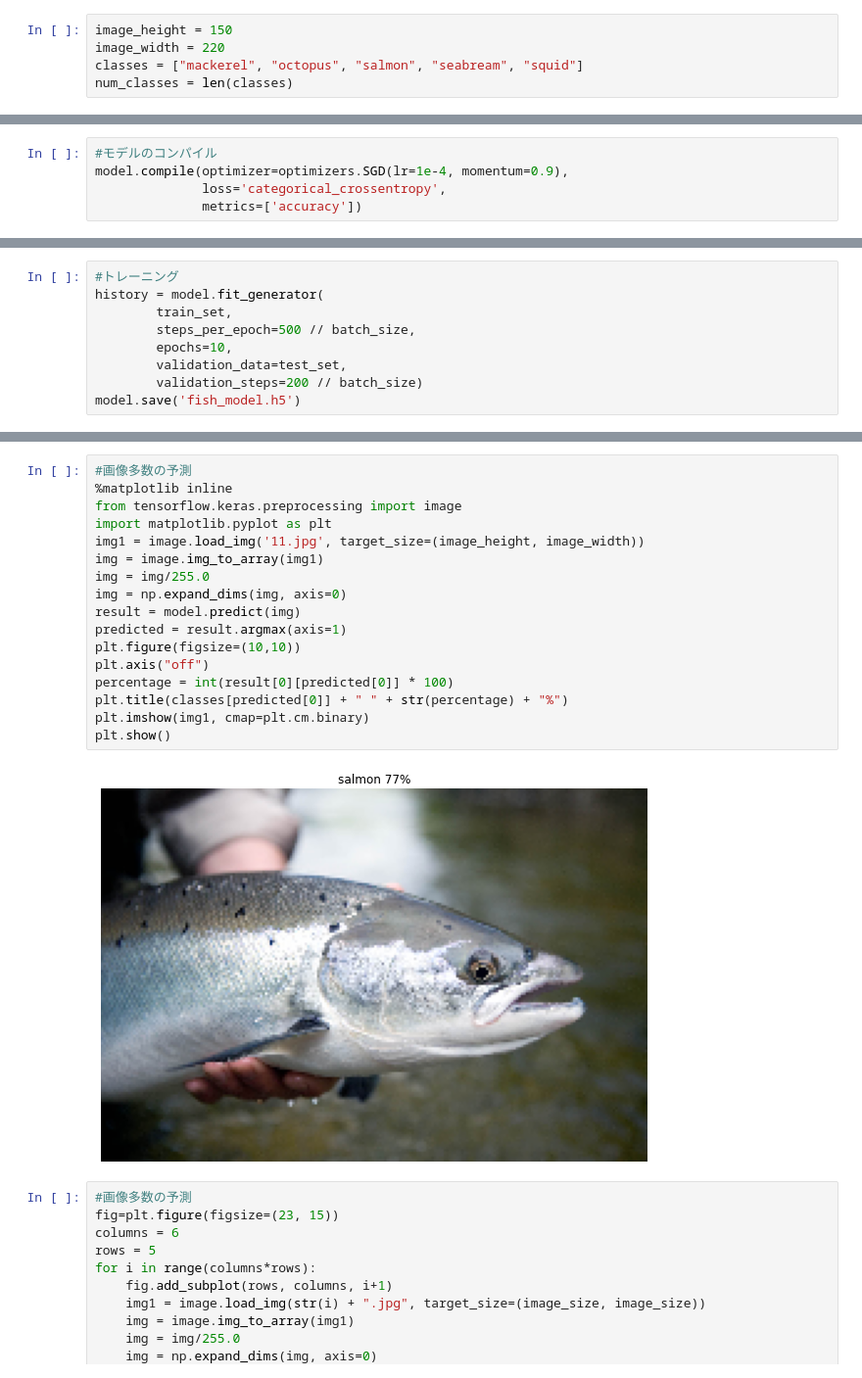
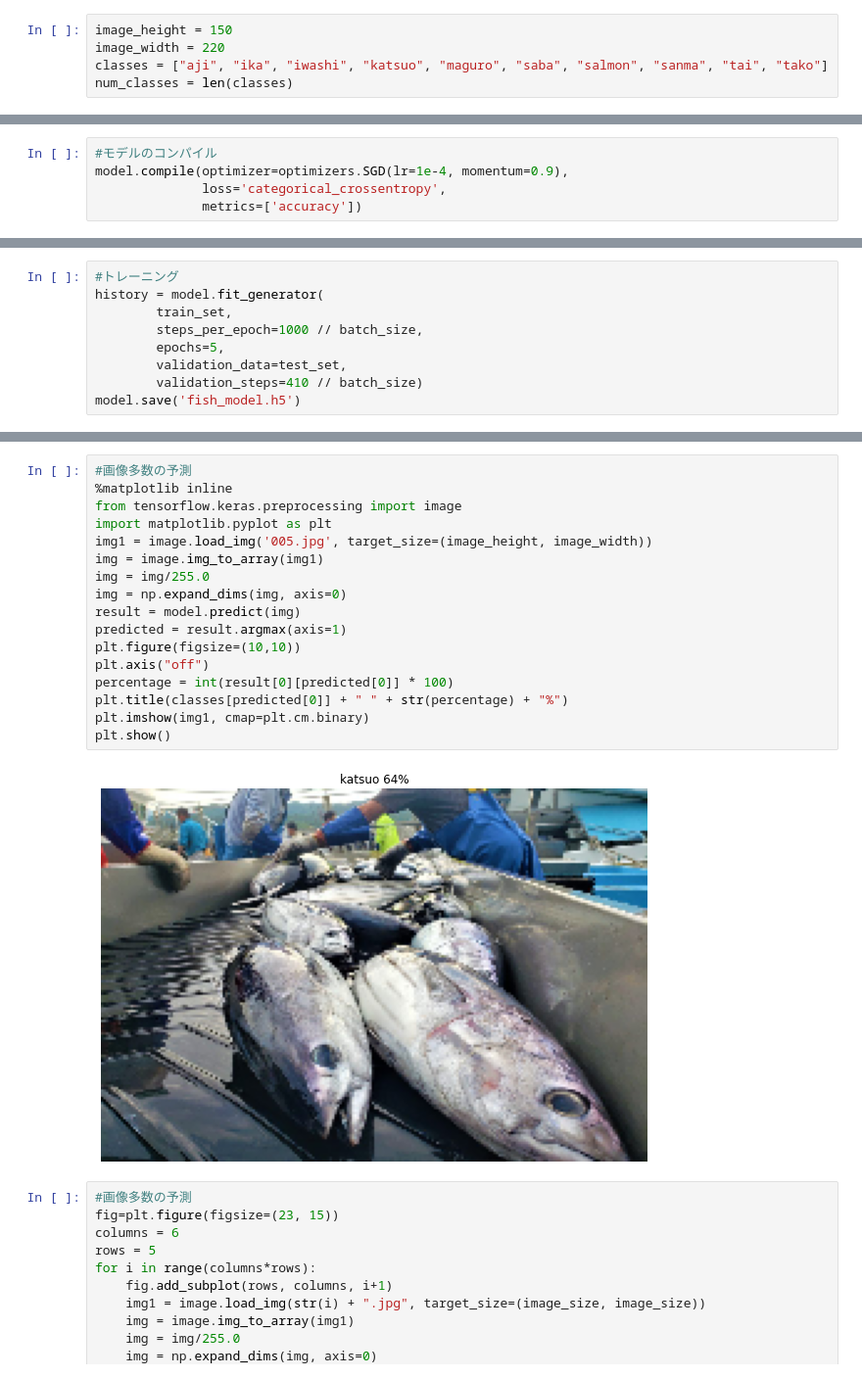
Before and after one commit to ria-heikkila/fish_species_recognizer, a Jupyter notebook: fish_recognizer.ipynb, the cells around one changed output, grey strips where cells are left out. Shown at 98% size. Cells and saved outputs as stored; diff of their text form.

```diff
--- a/fish_recognizer.ipynb
+++ b/fish_recognizer.ipynb
@@ -16,7 +16,7 @@ ImageFile.LOAD_TRUNCATED_IMAGES = True
 # %%
 image_height = 150
 image_width = 220
-classes = ["mackerel", "octopus", "salmon", "seabream", "squid"]
+classes = ["aji", "ika", "iwashi", "katsuo", "maguro", "saba", "salmon", "sanma", "tai", "tako"]
 num_classes = len(classes)
 # %%
 #モデル定義
@@ -73,9 +76,9 @@ Found 200 images belonging to 5 classes.
 #トレーニング
 history = model.fit_generator(
         train_set,
-        steps_per_epoch=500 // batch_size,
-        epochs=10,
+        steps_per_epoch=1000 // batch_size,
+        epochs=5,
         validation_data=test_set,
-        validation_steps=200 // batch_size)
+        validation_steps=410 // batch_size)
 model.save('fish_model.h5')
 # %% [output]
@@ -135,22 +128,22 @@ plt.show()
 # %%
 #画像多数の予測
 %matplotlib inline
 from tensorflow.keras.preprocessing import image
 import matplotlib.pyplot as plt
-img1 = image.load_img('11.jpg', target_size=(image_height, image_width))
+img1 = image.load_img('005.jpg', target_size=(image_height, image_width))
 img = image.img_to_array(img1)
 img = img/255.0
 img = np.expand_dims(img, axis=0)
 result = model.predict(img)
 predicted = result.argmax(axis=1)
 plt.figure(figsize=(10,10))
 plt.axis("off")
 percentage = int(result[0][predicted[0]] * 100)
 plt.title(classes[predicted[0]] + " " + str(percentage) + "%")
 plt.imshow(img1, cmap=plt.cm.binary)
 plt.show()
 # %% [output]
-[figure, old version]
+[figure, new version]
 # %%
 #画像多数の予測
 fig=plt.figure(figsize=(23, 15))
```
Also changed, not shown: parts of 5 cells of this notebook.
